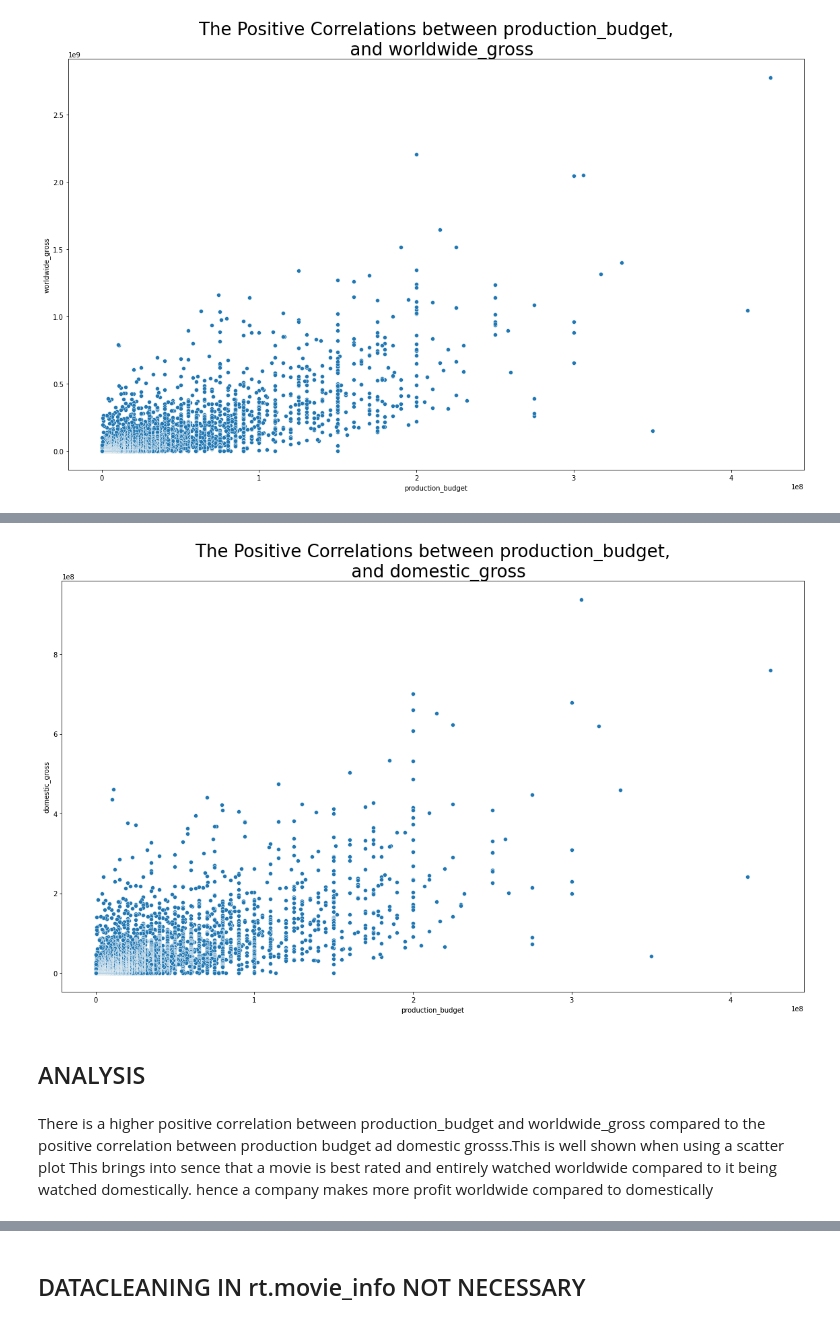
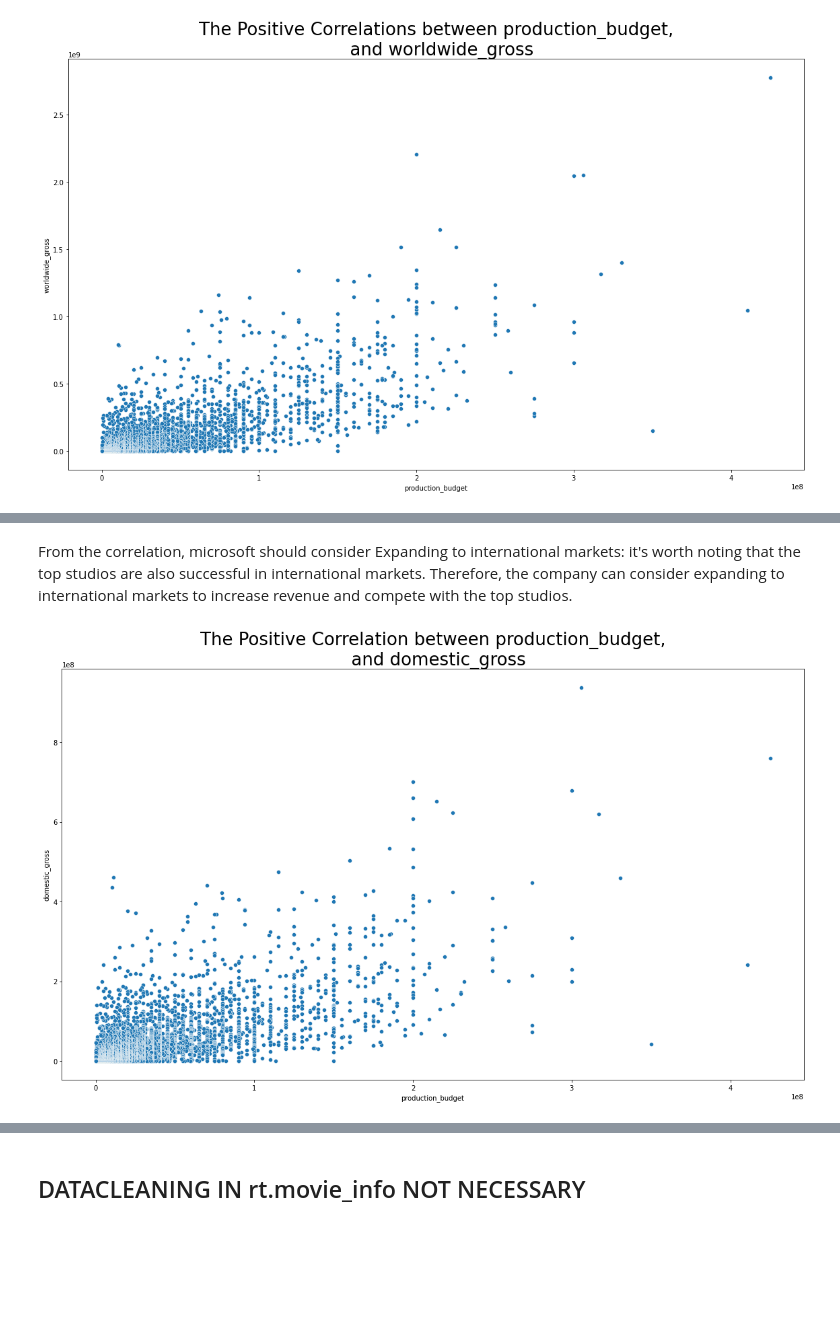
Before and after one commit to Grace-01-cell/dsc-phase-1-project-v2-4, a Jupyter notebook: student.ipynb, the cells around one changed output, grey strips where cells are left out. Drawn from its saved outputs; the diff is of its cells as text; code cells hidden in the pictures; blank space fills up the shorter version.

Commit message:
finished working on the dataset

```diff
--- a/student.ipynb
+++ b/student.ipynb
@@ -392,5 +460,5 @@ movie with id tt1375666	has been found to have the higest number of votes is of
 # %%
-frame = pd.read_csv("data/tn.movie_budgets.csv")
+frame = pd.read_csv("data2/tn.movie_budgets.csv")#loading the dataset
 frame
 # %% [output]
 |  | id | release_date | movie | production_budget | domestic_gross | worldwide_gross |
@@ -445,0 +519,3 @@ dtype: object
+# %%
+frame['release_date'] = pd.to_datetime(frame['release_date'])
+frame.info()
@@ -445,0 +536,7 @@ dtype: object
+# %%
+frame['year'] = frame['release_date'].dt.year
+frame['month'] = frame['release_date'].dt.month
+frame['day'] = frame['release_date'].dt.day
+
+#we print the updated dataframe
+print(frame)
@@ -462,0 +588,3 @@ plt.hist(frame['worldwide_gross'],bins = 35 ,density= False , alpha = 0.5);
+# %%
+#the calculation of the ROI
+frame['return_on_inv'] = ((frame['domestic_gross'] + frame['worldwide_gross'] - frame['production_budget']) / frame['production_budget']).round(2)
@@ -507,13 +676,10 @@ frame.isna()# to find if there are missing data in the data set
+# %% [markdown]
+From the correlation, microsoft should consider Expanding to international markets:  it's worth noting that the top studios are also successful in international markets. Therefore, the company can consider expanding to international markets to increase revenue and compete with the top studios.
 # %%
 plt.figure(figsize=(16, 10))
 sns.scatterplot(x='production_budget', y='domestic_gross', data = frame,)
-plt.title("The Positive Correlations between production_budget,\n  and domestic_gross", fontsize=26)
+plt.title("The Positive Correlation between production_budget,\n  and domestic_gross", fontsize=26)
 plt.tight_layout()
 plt.show()
 # %% [output]
-[figure, old version]
+[figure, new version]
-# %% [markdown]
-##   ANALYSIS
-# %% [markdown]
-There is a higher positive correlation between production_budget and worldwide_gross compared to the positive correlation between production budget ad domestic grosss.This is well shown when using a scatter plot
-This  brings into sence that a movie is best rated and entirely watched worldwide compared to it being watched domestically. hence  a company makes more profit worldwide compared to domestically
```
Also changed, not shown: parts of 114 cells of this notebook, 9 other files.
